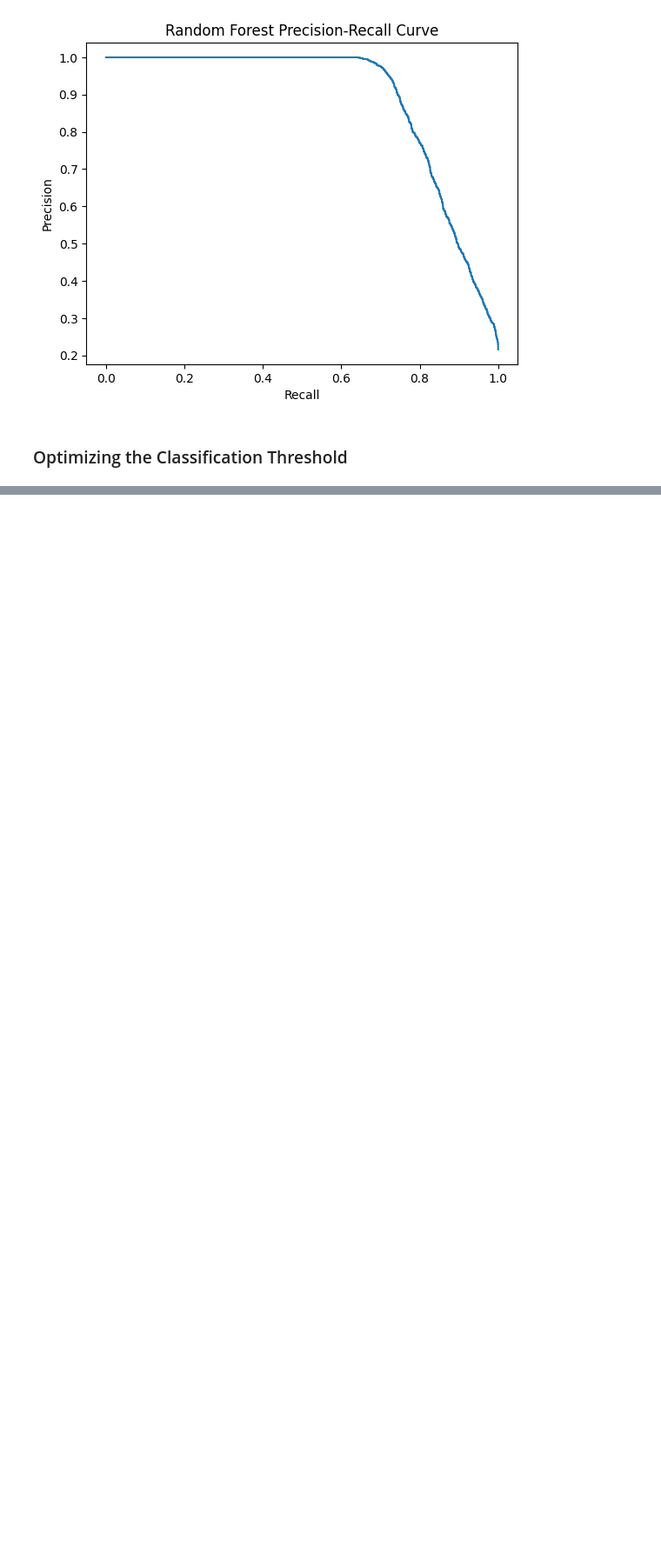
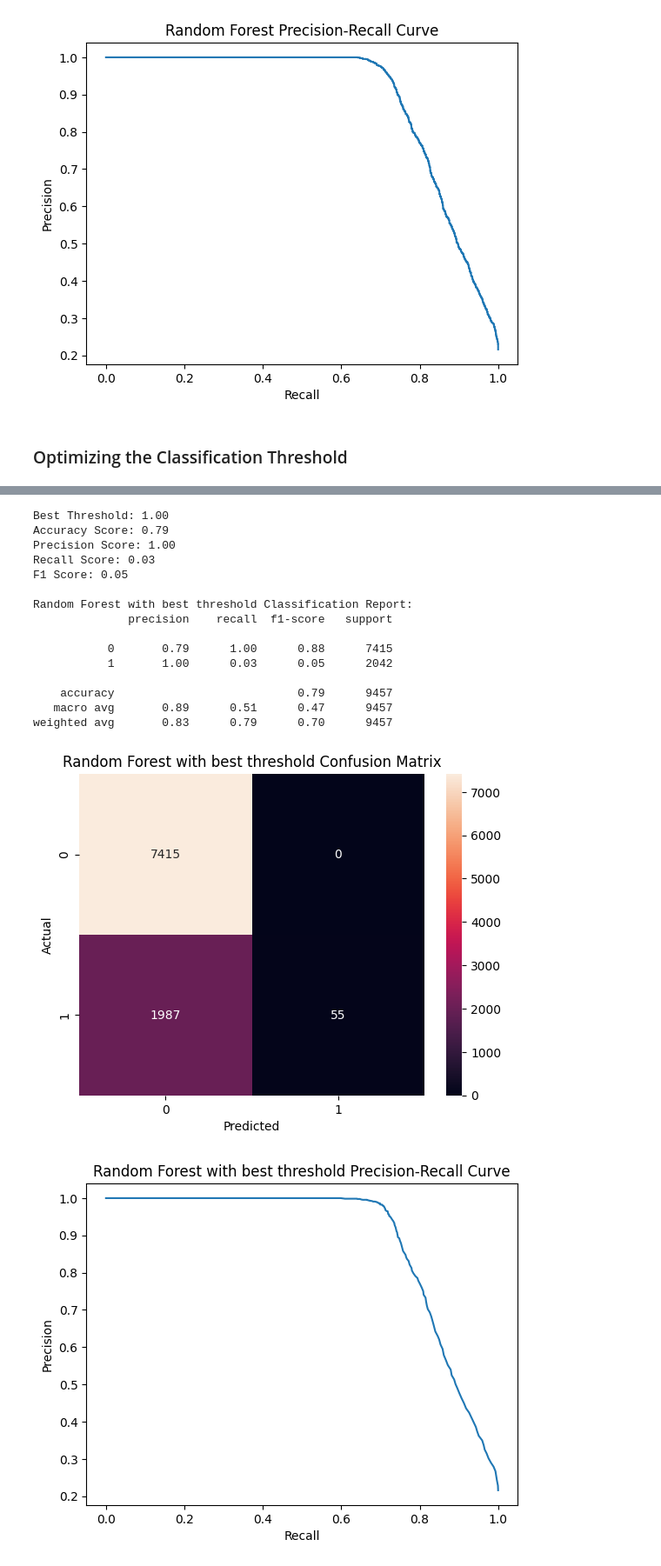
Before and after one commit to Ruhi1010/explainable_credit_risk_assessment_system, a Jupyter notebook: credit_risk.ipynb, the cells around one changed output, grey strips where cells are left out. Shown at 87% size. Saved outputs shown, nothing was run; the diff lists cells and outputs as text; code cells hidden in the pictures; blank space fills up the shorter version.

```diff
--- a/credit_risk.ipynb
+++ b/credit_risk.ipynb
@@ -711,0 +777,34 @@ weighted avg       0.93      0.93      0.93      9457
+# %%
+# Get the prob. of class 1 from Random Forest
+prob = rf_pipeline.predict_proba(X_test)[:, 1]
+
+# From each threshold calculate Precision and Recall
+precisions, recalls, thresholds = precision_recall_curve(y_test, prob)
+
+# Calculate F1 Score for each threshold
+f1 = 2 * (precisions - recalls) / (precisions + recalls + 1e-9)  # Adding a small value to avoid division by zero
+
+# Get the threshold that produces the highest f1-score
+best = np.argmax(f1[:-1])
+best_threshold = thresholds[best]
+
+# Evaluate the XGBoost model using that threshold
+evaluate_model("Random Forest with best threshold", rf_pipeline, X_test, y_test, threshold=best_threshold)
+# %% [output]
+Best Threshold: 1.00
+Accuracy Score: 0.79
+Precision Score: 1.00
+Recall Score: 0.03
+F1 Score: 0.05
+
+Random Forest with best threshold Classification Report:
+              precision    recall  f1-score   support
+
+           0       0.79      1.00      0.88      7415
+           1       1.00      0.03      0.05      2042
+
+    accuracy                           0.79      9457
+   macro avg       0.89      0.51      0.47      9457
+weighted avg       0.83      0.79      0.70      9457
+[figure, added]
+[figure, added]
```
Also changed, not shown: parts of 24 cells of this notebook.
